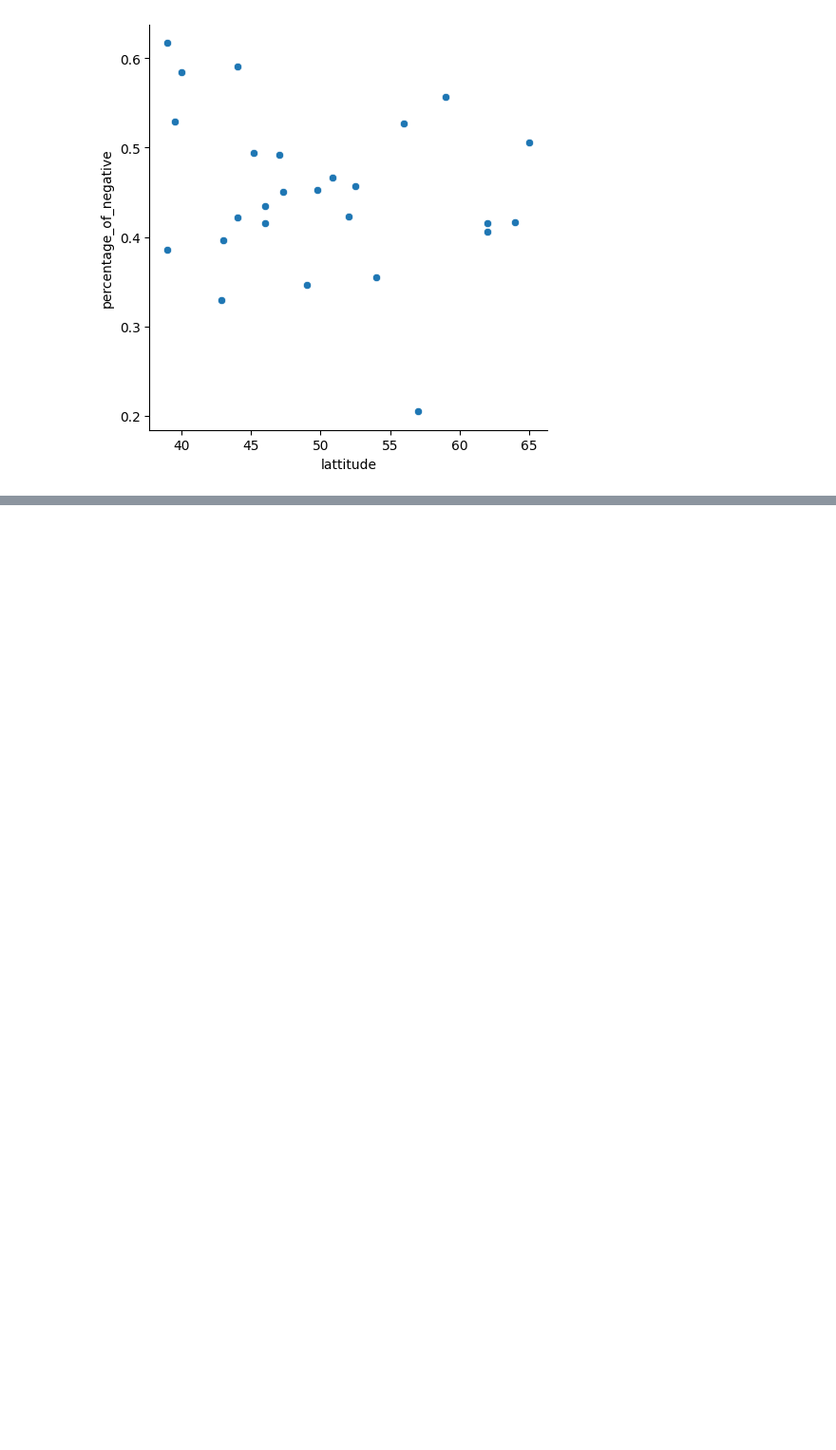
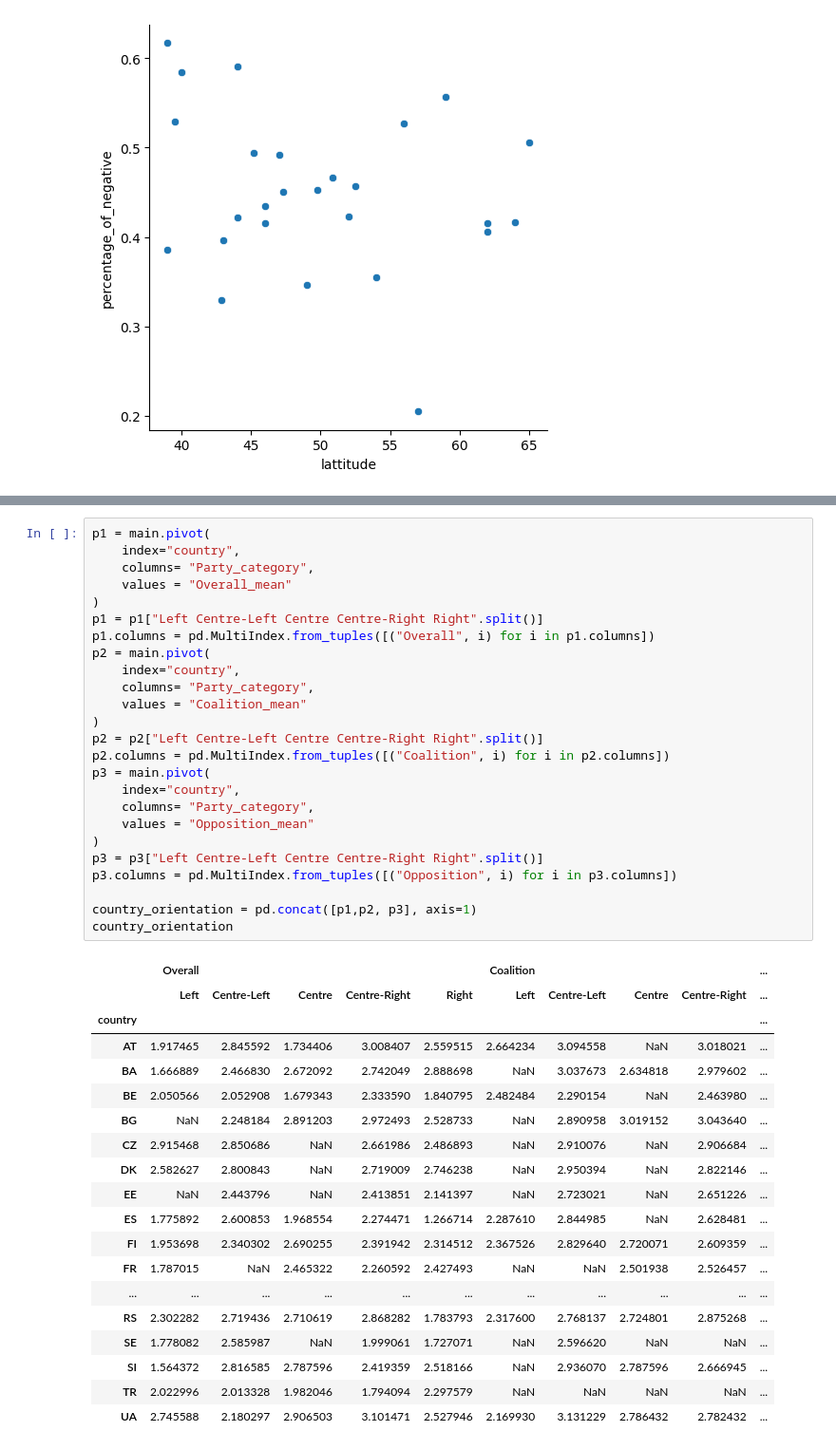
Before and after one commit to clarinsi/parlasent_analysis, a Jupyter notebook: 1_country_stats.ipynb, the cells around one changed output, grey strips where cells are left out. Shown: that part at 95% size. Drawn from its saved outputs; the diff is of its cells as text; blank space fills up the shorter version.

```diff
--- a/1_country_stats.ipynb
+++ b/1_country_stats.ipynb
@@ -130,0 +231,45 @@ sns.relplot(
+# %%
+p1 = main.pivot(
+    index="country",
+    columns= "Party_category",
+    values = "Overall_mean"
+)
+p1 = p1["Left Centre-Left Centre Centre-Right Right".split()]
+p1.columns = pd.MultiIndex.from_tuples([("Overall", i) for i in p1.columns])
+p2 = main.pivot(
+    index="country",
+    columns= "Party_category",
+    values = "Coalition_mean"
+)
+p2 = p2["Left Centre-Left Centre Centre-Right Right".split()]
+p2.columns = pd.MultiIndex.from_tuples([("Coalition", i) for i in p2.columns])
+p3 = main.pivot(
+    index="country",
+    columns= "Party_category",
+    values = "Opposition_mean"
+)
+p3 = p3["Left Centre-Left Centre Centre-Right Right".split()]
+p3.columns = pd.MultiIndex.from_tuples([("Opposition", i) for i in p3.columns])
+
+country_orientation = pd.concat([p1,p2, p3], axis=1)
+country_orientation
+# %% [output]
+|  | Overall |  |  |  |  | Coalition |  |  |  | ... |
+|  | Left | Centre-Left | Centre | Centre-Right | Right | Left | Centre-Left | Centre | Centre-Right | ... |
+| country |  |  |  |  |  |  |  |  |  | ... |
+| AT | 1.917465 | 2.845592 | 1.734406 | 3.008407 | 2.559515 | 2.664234 | 3.094558 | NaN | 3.018021 | ... |
+| BA | 1.666889 | 2.466830 | 2.672092 | 2.742049 | 2.888698 | NaN | 3.037673 | 2.634818 | 2.979602 | ... |
+| BE | 2.050566 | 2.052908 | 1.679343 | 2.333590 | 1.840795 | 2.482484 | 2.290154 | NaN | 2.463980 | ... |
+| BG | NaN | 2.248184 | 2.891203 | 2.972493 | 2.528733 | NaN | 2.890958 | 3.019152 | 3.043640 | ... |
+| CZ | 2.915468 | 2.850686 | NaN | 2.661986 | 2.486893 | NaN | 2.910076 | NaN | 2.906684 | ... |
+| DK | 2.582627 | 2.800843 | NaN | 2.719009 | 2.746238 | NaN | 2.950394 | NaN | 2.822146 | ... |
+| EE | NaN | 2.443796 | NaN | 2.413851 | 2.141397 | NaN | 2.723021 | NaN | 2.651226 | ... |
+| ES | 1.775892 | 2.600853 | 1.968554 | 2.274471 | 1.266714 | 2.287610 | 2.844985 | NaN | 2.628481 | ... |
+| FI | 1.953698 | 2.340302 | 2.690255 | 2.391942 | 2.314512 | 2.367526 | 2.829640 | 2.720071 | 2.609359 | ... |
+| FR | 1.787015 | NaN | 2.465322 | 2.260592 | 2.427493 | NaN | NaN | 2.501938 | 2.526457 | ... |
+| ... | ... | ... | ... | ... | ... | ... | ... | ... | ... | ... |
+| RS | 2.302282 | 2.719436 | 2.710619 | 2.868282 | 1.783793 | 2.317600 | 2.768137 | 2.724801 | 2.875268 | ... |
+| SE | 1.778082 | 2.585987 | NaN | 1.999061 | 1.727071 | NaN | 2.596620 | NaN | NaN | ... |
+| SI | 1.564372 | 2.816585 | 2.787596 | 2.419359 | 2.518166 | NaN | 2.936070 | 2.787596 | 2.666945 | ... |
+| TR | 2.022996 | 2.013328 | 1.982046 | 1.794094 | 2.297579 | NaN | NaN | NaN | NaN | ... |
+| UA | 2.745588 | 2.180297 | 2.906503 | 3.101471 | 2.527946 | 2.169930 | 3.131229 | 2.786432 | 2.782432 | ... |
```
Also changed, not shown: parts of 8 cells of this notebook, 2 other files.
